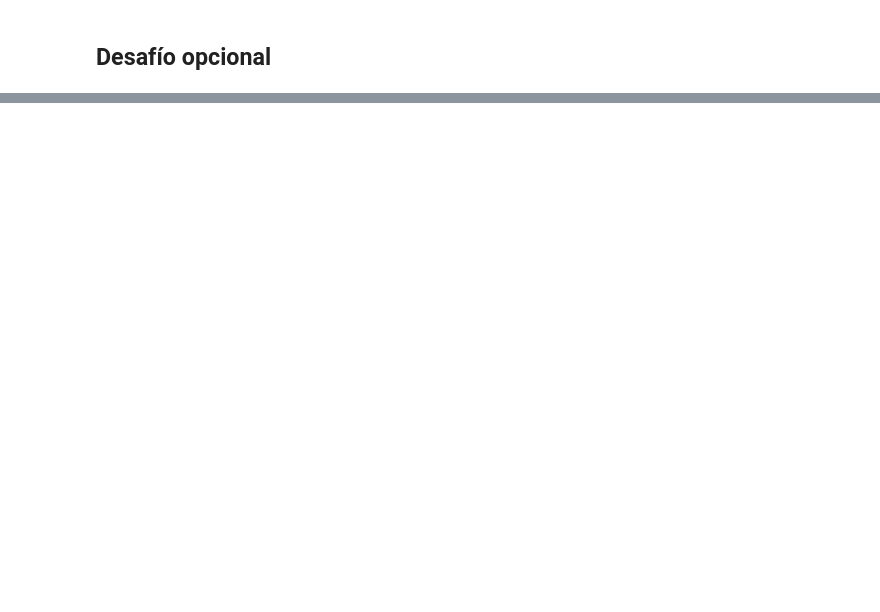
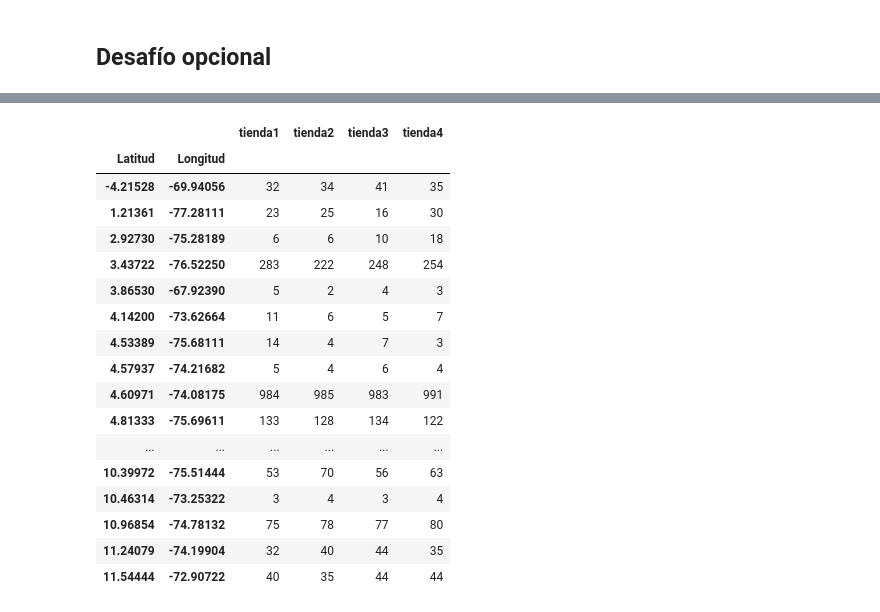
Before and after one commit to reddjedet/challenge-alurastorelatam, a Jupyter notebook: AluraStoreLatam.ipynb, the cells around one changed output, grey strips where cells are left out. Drawn from its saved outputs; the diff is of its cells as text; code cells hidden in the pictures; blank space fills up the shorter version.

```diff
--- a/AluraStoreLatam.ipynb
+++ b/AluraStoreLatam.ipynb
@@ -357,0 +431,37 @@ mapa.save('mapa_ventas.html')
+# %%
+import pandas as pd
+
+ventas_t1 = tienda.groupby(['Latitud', 'Longitud']).size()
+ventas_t2 = tienda2.groupby(['Latitud', 'Longitud']).size()
+ventas_t3 = tienda3.groupby(['Latitud', 'Longitud']).size()
+ventas_t4 = tienda4.groupby(['Latitud', 'Longitud']).size()
+
+
+# Nuevo df
+df_comparativo = pd.DataFrame({
+    'tienda1': ventas_t1,
+    'tienda2': ventas_t2,
+    'tienda3': ventas_t3,
+    'tienda4': ventas_t4
+})
+
+df_comparativo
+# %% [output]
+|  |  | tienda1 | tienda2 | tienda3 | tienda4 |
+| Latitud | Longitud |  |  |  |  |
+| -4.21528 | -69.94056 | 32 | 34 | 41 | 35 |
+| 1.21361 | -77.28111 | 23 | 25 | 16 | 30 |
+| 2.92730 | -75.28189 | 6 | 6 | 10 | 18 |
+| 3.43722 | -76.52250 | 283 | 222 | 248 | 254 |
+| 3.86530 | -67.92390 | 5 | 2 | 4 | 3 |
+| 4.14200 | -73.62664 | 11 | 6 | 5 | 7 |
+| 4.53389 | -75.68111 | 14 | 4 | 7 | 3 |
+| 4.57937 | -74.21682 | 5 | 4 | 6 | 4 |
+| 4.60971 | -74.08175 | 984 | 985 | 983 | 991 |
+| 4.81333 | -75.69611 | 133 | 128 | 134 | 122 |
+| ... | ... | ... | ... | ... | ... |
+| 10.39972 | -75.51444 | 53 | 70 | 56 | 63 |
+| 10.46314 | -73.25322 | 3 | 4 | 3 | 4 |
+| 10.96854 | -74.78132 | 75 | 78 | 77 | 80 |
+| 11.24079 | -74.19904 | 32 | 40 | 44 | 35 |
+| 11.54444 | -72.90722 | 40 | 35 | 44 | 44 |
```
Also changed, not shown: parts of 23 cells of this notebook, 3 other files.
